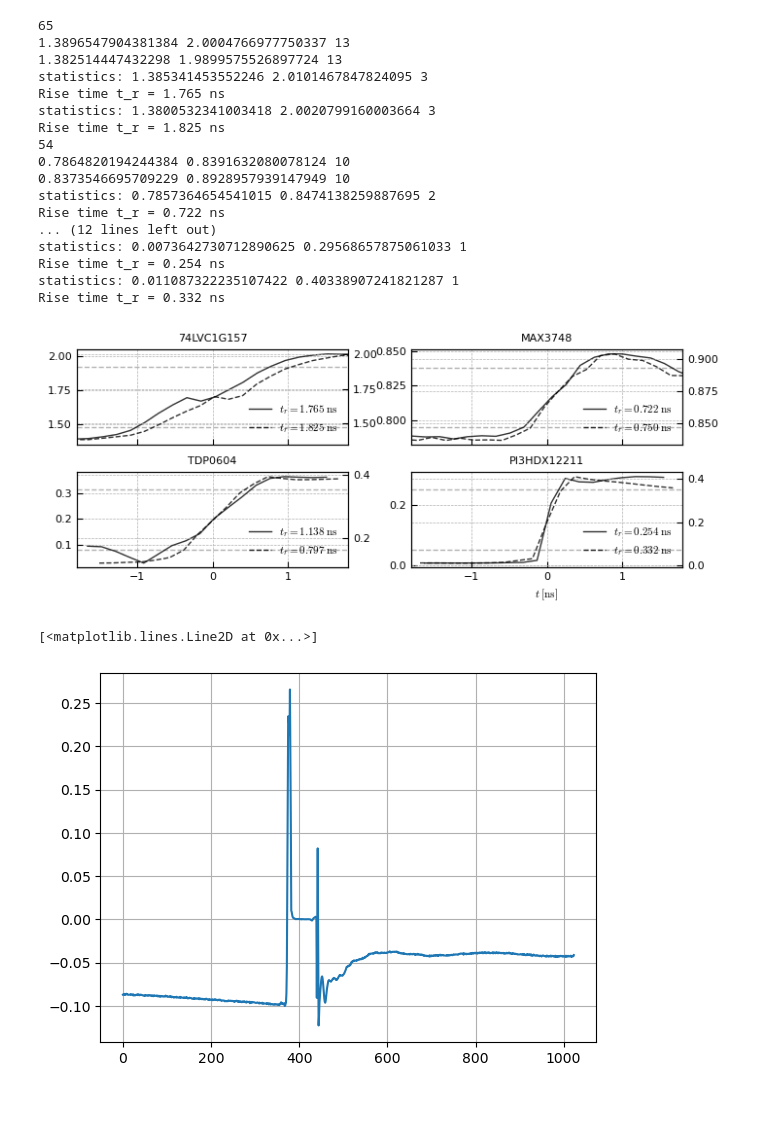
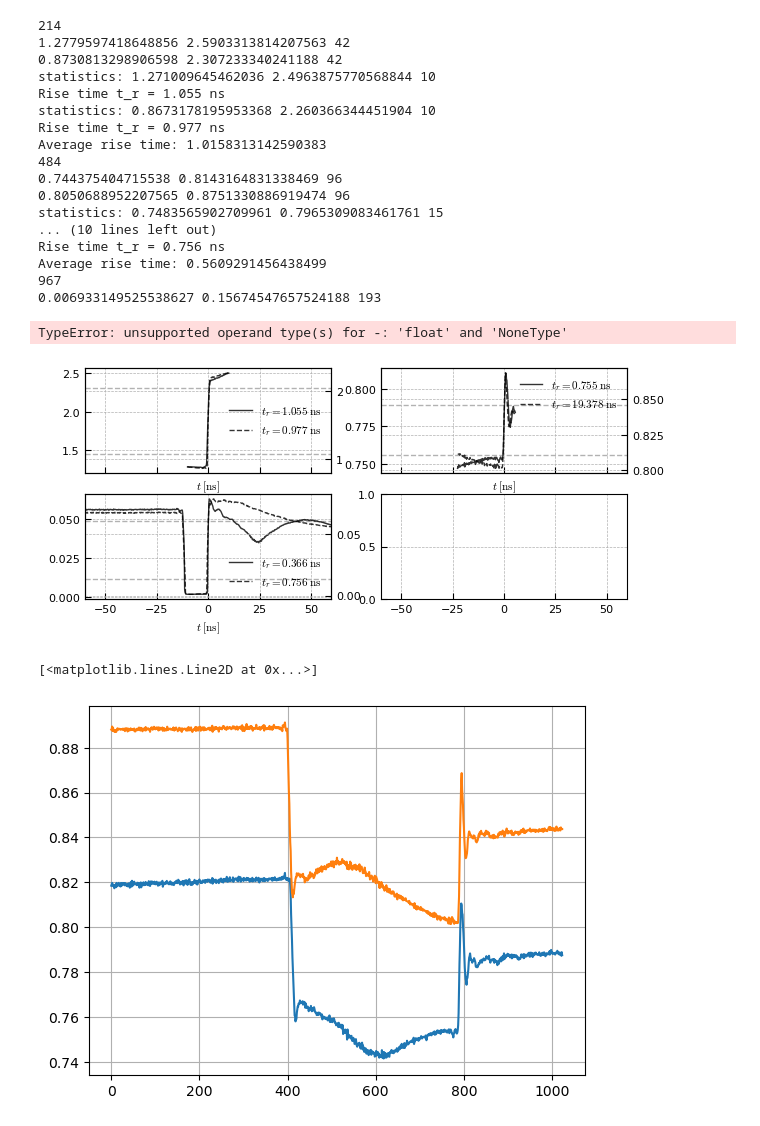
Before and after one commit to jaseg/sampling-mesh-monitor, a Jupyter notebook: risetime_measurements/Risetime.ipynb, the cells around one changed output. Saved outputs shown, nothing was run; the diff lists cells and outputs as text; code cells hidden in the pictures.

Commit message:
Fix rise time plots

```diff
--- a/risetime_measurements/Risetime.ipynb
+++ b/risetime_measurements/Risetime.ipynb
@@ -94,6 +94,8 @@ def plot_and_calc(run, ivl_start, ivl_end, ax=None, ylabel=True, grid=True):
                 x_high = x1 + (x2 - x1) * (th_high - y1) / (y2 - y1)
         #ax.axvline(x_low, color='red')
         #ax.axvline(x_high, color='blue')
+        if x_high is None or x_low is None:
+            return 0, 0, 1
         tr = x_high - x_low
         print(f'Rise time t_r = {tr:.3f} ns')
         #ax.axvline(x_low)
@@ -124,9 +126,10 @@ def plot_and_calc(run, ivl_start, ivl_end, ax=None, ylabel=True, grid=True):
     ax.legend(l1 + l2, [
         fr'$t_r = {tr1:.3f}\;\mathrm{{ns}}$',
         fr'$t_r = {tr2:.3f}\;\mathrm{{ns}}$'])
+    print('Average rise time:', (tr1+tr2)/2)
 
 #plot_and_calc('pi3hdx_clipline_risetime_new', 87, 90)
-plot_and_calc('run3_tdp0604_open', 97, 100, grid=False)
+plot_and_calc('max3748_new2_risetime', 8, 130, grid=False)
 #plot_and_calc('run3_max3748_open', 98, 103)
 #plot_and_calc('run3_74lvc_open', 97, 103)
 # %% [output]
@@ -183,63 +187,69 @@ with plt.rc_context({
 }):
     fig, axs = plt.subplots(2, 2, sharex=True, figsize=[7, 3])
     axs = axs.flatten()
 
-    plot_and_calc('run3_74lvc_open', 97, 103, ax=axs[0], ylabel=None, grid=False)
-    plot_and_calc('run3_max3748_open', 98, 103, ax=axs[1], ylabel=None, grid=False)
-    plot_and_calc('run3_tdp0604_open', 97, 100, ax=axs[2], ylabel=None, grid=False)
-    plot_and_calc('pi3hdx_clipline_risetime_new', 87, 90, ax=axs[3], ylabel=None, grid=False)
+    #plot_and_calc('run3_74lvc_open', 97, 103, ax=axs[0], ylabel=None, grid=False)
+    #plot_and_calc('run3_max3748_open', 98, 103, ax=axs[1], ylabel=None, grid=False)
+    #plot_and_calc('run3_tdp0604_open', 97, 100, ax=axs[2], ylabel=None, grid=False)
+    #plot_and_calc('pi3hdx_clipline_risetime_new', 87, 90, ax=axs[3], ylabel=None, grid=False)
+    plot_and_calc('74lvc_new2_risetime', 75, 95, ax=axs[0], ylabel=None, grid=False)
+    plot_and_calc('max3748_new2_risetime', 85, 130, ax=axs[1], ylabel=None, grid=False)
+    plot_and_calc('tdp0604_new2_risetime', 0, 120, ax=axs[2], ylabel=None, grid=False)
+    plot_and_calc('run3_pi3hdx_open', 0, 120, ax=axs[3], ylabel=None, grid=False)
 
     axs[0].set_xlabel(None)
     axs[1].set_xlabel(None)
     axs[2].set_xlabel(None)
 
     # axs[0].set_title('74LVC1G157 MUX Gate with Complimentary Outputs')
     # axs[1].set_title('MAX3748 Optical Network Limiting Amplifier')
     # axs[2].set_title('TDP0604 6 Gb/s HDMI Hybrid Redriver')
     # axs[3].set_title('PI3HDX12211 12 Gb/s HDMI Linear Redriver')
 
-    axs[0].set_title('74LVC1G157')
+    axs[0].set_title('74LVC2G157')
     axs[1].set_title('MAX3748')
     axs[2].set_title('TDP0604')
     axs[3].set_title('PI3HDX12211')
 
     for ax in axs:
         ax.get_legend().set_loc('lower right')
 
     # Only do this on the last axis because of sharex=True
     ax.set_xlim([-1.8, 1.8])
 
     #for ax in axs:
     #    ax.grid()
     fig.tight_layout()
 
 fig.savefig('../paper/fig_edge_risetime.pdf')
 # %% [output]
-65
-1.3896547904381384 2.0004766977750337 13
-1.382514447432298 1.9899575526897724 13
-statistics: 1.385341453552246 2.0101467847824095 3
-Rise time t_r = 1.765 ns
-statistics: 1.3800532341003418 2.0020799160003664 3
-Rise time t_r = 1.825 ns
-54
-0.7864820194244384 0.8391632080078124 10
-0.8373546695709229 0.8928957939147949 10
-statistics: 0.7857364654541015 0.8474138259887695 2
-Rise time t_r = 0.722 ns
-... (12 lines left out)
-statistics: 0.0073642730712890625 0.29568657875061033 1
-Rise time t_r = 0.254 ns
-statistics: 0.011087322235107422 0.40338907241821287 1
-Rise time t_r = 0.332 ns
+214
+1.2779597418648856 2.5903313814207563 42
+0.8730813298906598 2.307233340241188 42
+statistics: 1.271009645462036 2.4963875770568844 10
+Rise time t_r = 1.055 ns
+statistics: 0.8673178195953368 2.260366344451904 10
+Rise time t_r = 0.977 ns
+Average rise time: 1.0158313142590383
+484
+0.744375404715538 0.8143164831338469 96
+0.8050688952207565 0.8751330886919474 96
+statistics: 0.7483565902709961 0.7965309083461761 15
+... (10 lines left out)
+Rise time t_r = 0.756 ns
+Average rise time: 0.5609291456438499
+967
+0.006933149525538627 0.15674547657524188 193
+TypeError: unsupported operand type(s) for -: 'float' and 'NoneType'
-[figure, old version]
+[figure, new version]
 # %%
 
 # just out of curiousity:
-d = meas['pi3hdx_clipline_risetime']
+d = meas['max3748_new2_risetime']
 fig, ax = plt.subplots()
 ax.grid()
-ax.plot(d['adc1'] - d['adc2'])
+ax.plot(d['adc1'])
+ax.plot(d['adc2'])
 # %% [output]
 [<matplotlib.lines.Line2D at 0x...>]
-[figure, old version]
+[figure, new version]
```
Also changed, not shown: parts of 2 cells of this notebook, 49 other files.
